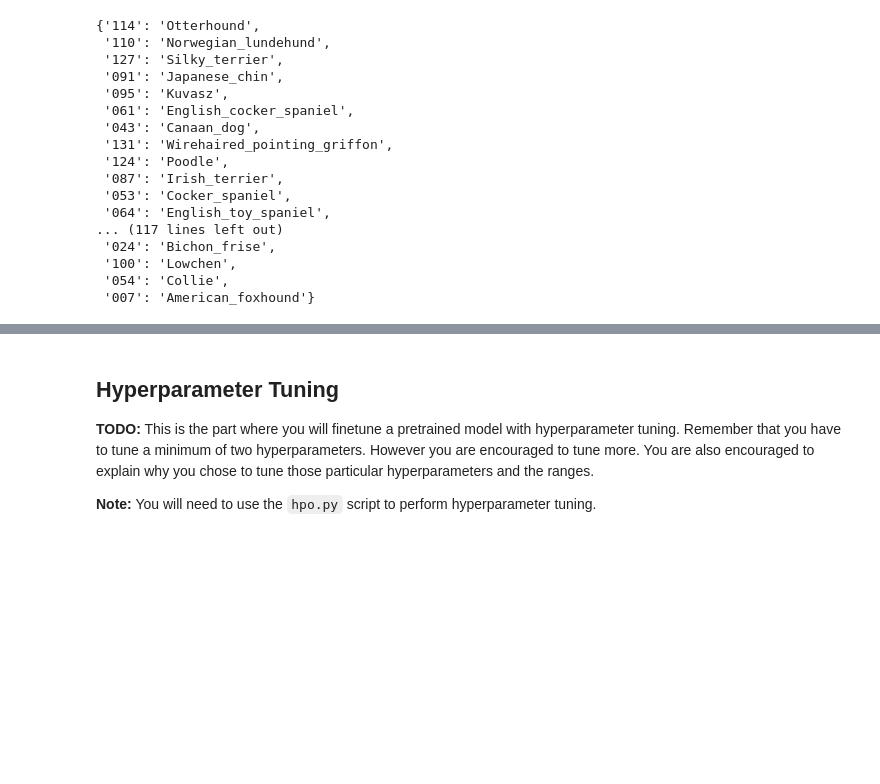
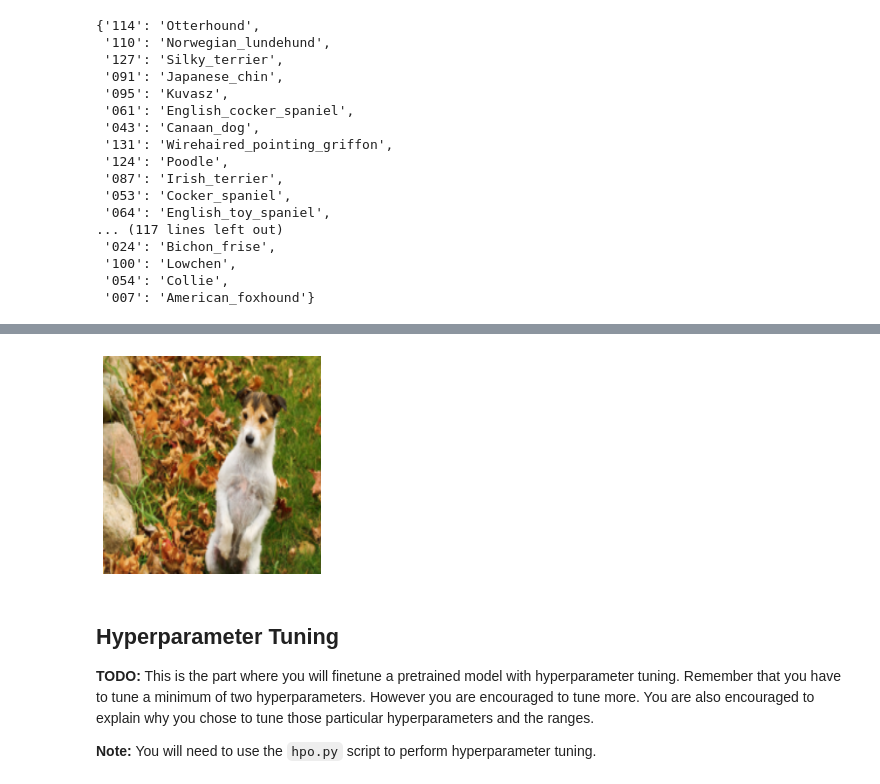
Before and after one commit to ShantiRoseCodes/aws_mle_project, a Jupyter notebook: train_and_deploy.ipynb, the cells around one changed output, grey strips where cells are left out. Cells and saved outputs as stored; diff of their text form; code cells hidden in the pictures; blank space fills up the shorter version.

```diff
--- a/train_and_deploy.ipynb
+++ b/train_and_deploy.ipynb
@@ -144,3 +239,30 @@ In this case, the folder names will need to be extracted to have a list of class
+# %%
+img_transform = transforms.Compose([transforms.Resize((224, 224)),
+                                   transforms.RandomRotation(30),
+                                   transforms.RandomResizedCrop(224),
+                                   transforms.RandomHorizontalFlip(),
+                                   transforms.RandomPerspective(distortion_scale = 0.5, p = 0.5),
+                                   transforms.ToTensor(),
+                                   transforms.Normalize([0.485, 0.456, 0.406], [0.229, 0.224, 0.225])
+                                   ])
+transformed_image = img_transform(image)
+
+# Convert the tensor back to a numpy array
+transformed_image = transformed_image.numpy().transpose(1, 2, 0)
+
+# Undo the normalization
+mean = np.array([0.485, 0.456, 0.406])
+std = np.array([0.229, 0.224, 0.225])
+transformed_image = std * transformed_image + mean
+
+# Clip values to [0, 1]
+transformed_image = np.clip(transformed_image, 0, 1)
+
+plt.imshow(transformed_image)
+plt.axis('off')
+plt.show()
+# %% [output]
+[figure, added]
 # %% [markdown]
 ## Hyperparameter Tuning
 **TODO:** This is the part where you will finetune a pretrained model with hyperparameter tuning. Remember that you have to tune a minimum of two hyperparameters. However you are encouraged to tune more. You are also encouraged to explain why you chose to tune those particular hyperparameters and the ranges.
```
Also changed, not shown: parts of 36 cells of this notebook, 3 other files.
